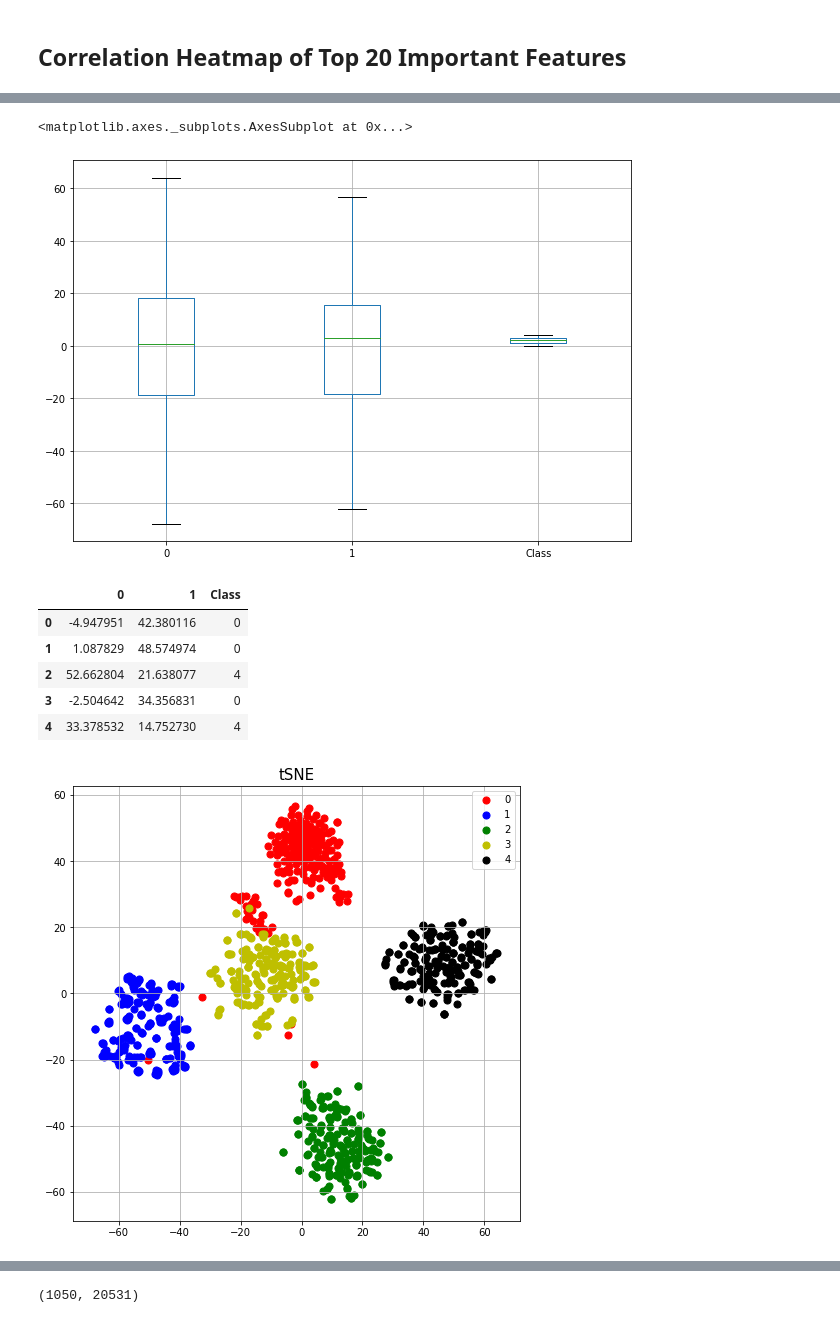
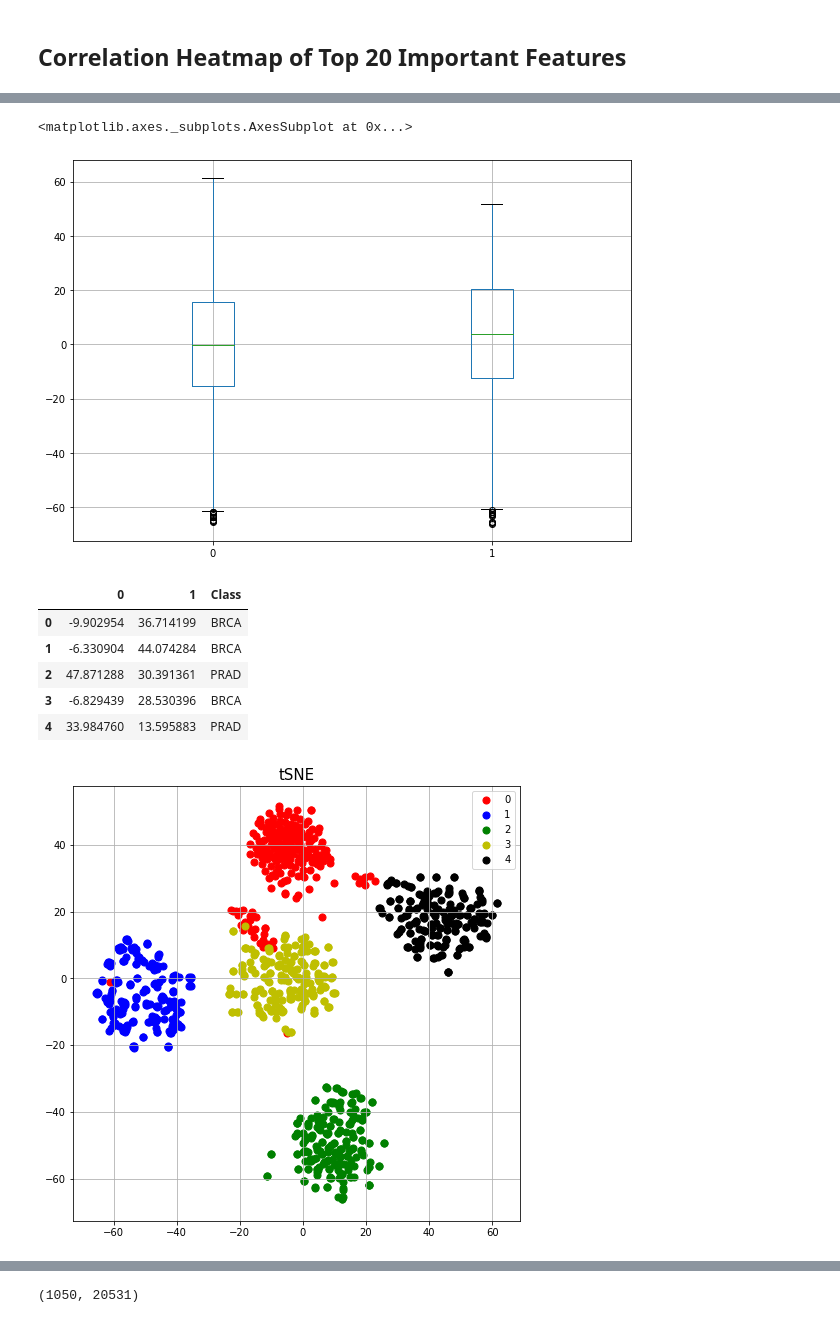
Before and after one commit to mvshashank08/cs584-proj, a Jupyter notebook: CS 584 Project.ipynb, the cells around one changed output, grey strips where cells are left out. Drawn from its saved outputs; the diff is of its cells as text; code cells hidden in the pictures.

```diff
--- a/CS 584 Project.ipynb
+++ b/CS 584 Project.ipynb
@@ -334,7 +334,7 @@ tsne = TSNE(n_components=2
             , random_state=0)
 principal_component1 = tsne.fit_transform(X_train)
 principal_df = pd.DataFrame(data=principal_component1)
-y_train_tsne = pd.DataFrame(data = y_train, columns = ["Class"])
+y_train_tsne = pd.DataFrame(data = labelenc.inverse_transform(y_train), columns = ["Class"])
 concat_df1 = pd.concat([principal_df, y_train_tsne], axis=1)
 # %%
 sns.pairplot(data=concat_df1, hue="Class",size=5,aspect=1.5)
@@ -345,33 +345,33 @@ plt.show()
 concat_df1.boxplot(figsize= (10,7))
 # %% [output]
 <matplotlib.axes._subplots.AxesSubplot at 0x...>
-[figure, old version]
+[figure, new version]
 # %%
 concat_df1.head()
 # %% [output]
 |  | 0 | 1 | Class |
-| 0 | -4.947951 | 42.380116 | 0 |
-| 1 | 1.087829 | 48.574974 | 0 |
-| 2 | 52.662804 | 21.638077 | 4 |
-| 3 | -2.504642 | 34.356831 | 0 |
-| 4 | 33.378532 | 14.752730 | 4 |
+| 0 | -9.902954 | 36.714199 | BRCA |
+| 1 | -6.330904 | 44.074284 | BRCA |
+| 2 | 47.871288 | 30.391361 | PRAD |
+| 3 | -6.829439 | 28.530396 | BRCA |
+| 4 | 33.984760 | 13.595883 | PRAD |
 # %%
 fig_2 = plt.figure(figsize=(8,8))
 ax_2 = fig_2.add_subplot(1,1,1)
 ax_2.set_title('tSNE', fontsize=15)
 labels_list_2 = [0, 1, 2, 3, 4]
 colors_2 = ['r', 'b', 'g', 'y', 'black']
 
 for lab, color in zip(labels_list_2, colors_2):
-    indices_2 = concat_df1['Class'] == lab
+    indices_2 = labelenc.transform(concat_df1['Class']) == lab
     ax_2.scatter(concat_df1.loc[indices_2, 0],
               concat_df1.loc[indices_2, 1],
               c = color,
               s = 50)
     ax_2.legend(labels_list_2)
     ax_2.grid()
 # %% [output]
-[figure, old version]
+[figure, new version]
 # %%
 sns.pairplot(x_vars=0, y_vars=1, data=concat_df1, hue="Class",height=5,aspect=1.2)
 plt.show()
```
Also changed, not shown: parts of 28 cells of this notebook.
